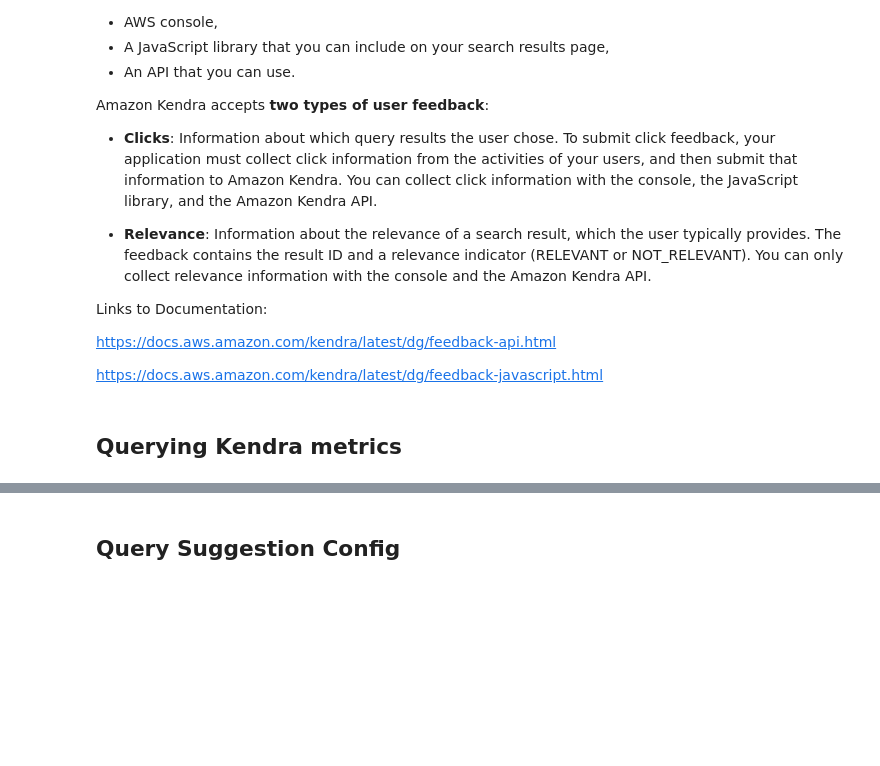
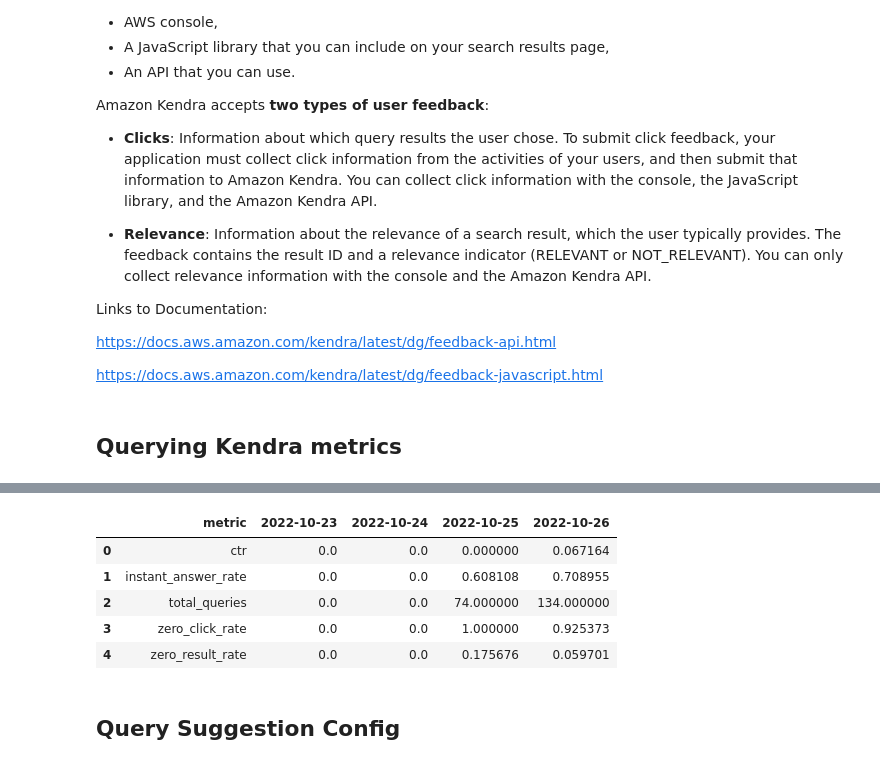
Before and after one commit to incognitoCodes/kendraWorkshop, a Jupyter notebook: Kendra_workshop.ipynb, the cells around one changed output, grey strips where cells are left out. Cells and saved outputs as stored; diff of their text form; code cells hidden in the pictures; blank space fills up the shorter version.

```diff
--- a/Kendra_workshop.ipynb
+++ b/Kendra_workshop.ipynb
@@ -462,6 +523,17 @@ metrics = metrics.join(pd.DataFrame(metrics.pop('Data').tolist())).groupby('metr
 # %%
 # Save to a CSV file
 metrics.to_csv('Metrics_data.csv', index=True)
+# %%
+import pandas as pd
+df = pd.read_csv('Metrics_data.csv')
+df.head()
+# %% [output]
+|  | metric | 2022-10-23 | 2022-10-24 | 2022-10-25 | 2022-10-26 |
+| 0 | ctr | 0.0 | 0.0 | 0.000000 | 0.067164 |
+| 1 | instant_answer_rate | 0.0 | 0.0 | 0.608108 | 0.708955 |
+| 2 | total_queries | 0.0 | 0.0 | 74.000000 | 134.000000 |
+| 3 | zero_click_rate | 0.0 | 0.0 | 1.000000 | 0.925373 |
+| 4 | zero_result_rate | 0.0 | 0.0 | 0.175676 | 0.059701 |
 # %% [markdown]
 ## Query Suggestion Config
 # %% [markdown]
```
Also changed, not shown: parts of 25 cells of this notebook.
